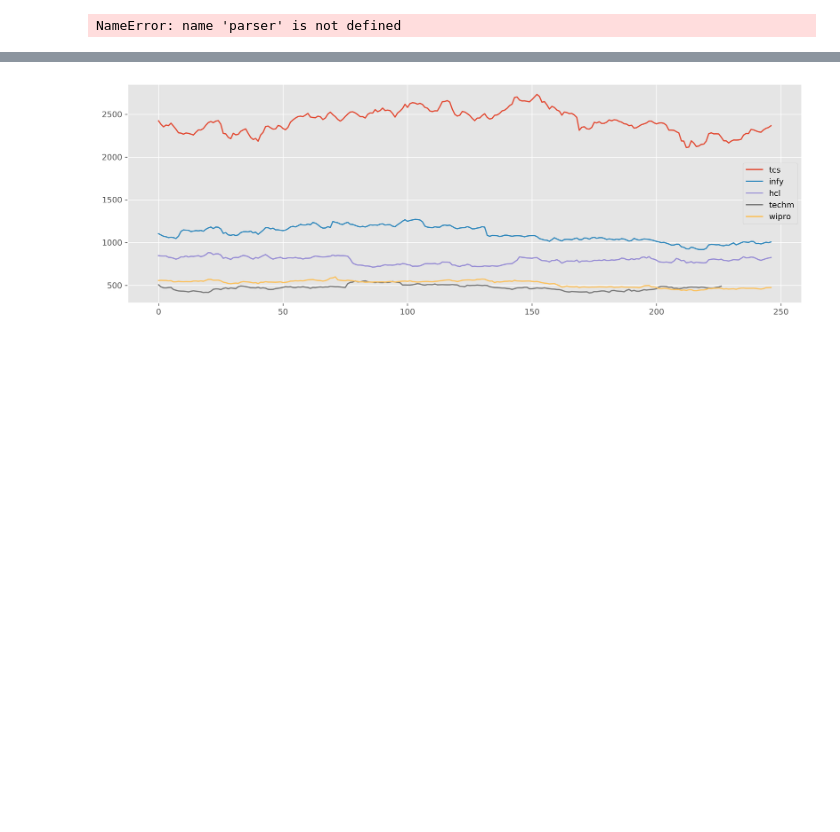
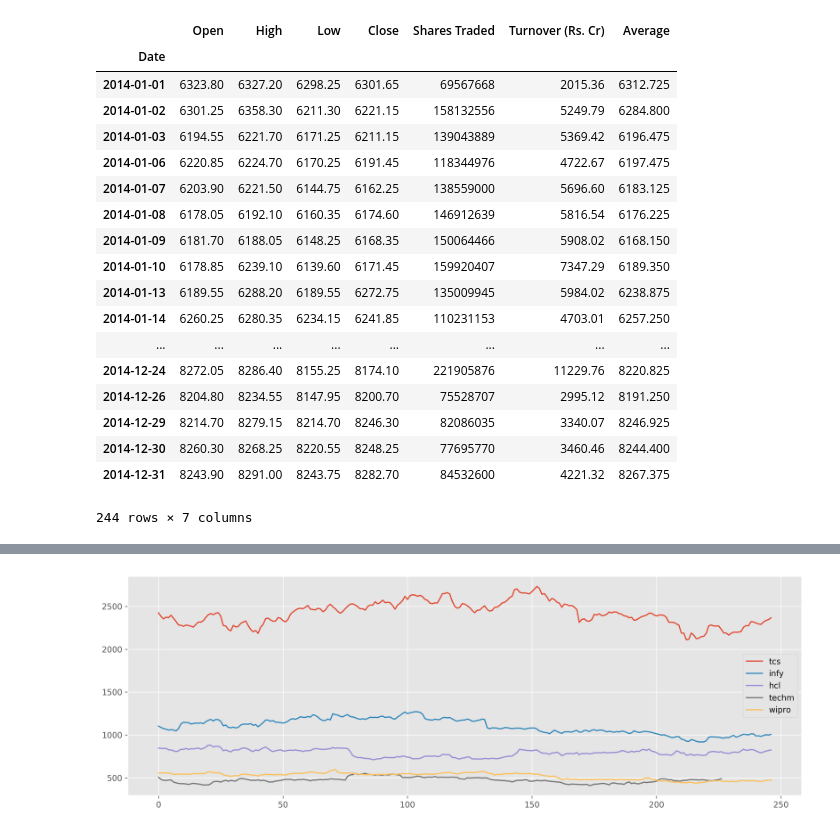
Before and after one commit to ReetBarik/Machine-Learning-Project, a Jupyter notebook: code_test.ipynb, the cells around one changed output, grey strips where cells are left out. Saved outputs shown, nothing was run; the diff lists cells and outputs as text; code cells hidden in the pictures; blank space fills up the shorter version.

Commit message:
Dataframe Date change

```diff
--- a/code_test.ipynb
+++ b/code_test.ipynb
@@ -8,14 +15,35 @@ from keras.models import Sequential
 # %%
+def parser(x):
+    return datetime.strptime(x, '%d-%b-%Y')
+
 nifty_data = pd.read_csv('./ml-project-data/NIFTY-50/2014.csv', header=0,
                                                               parse_dates=[0], index_col=0, squeeze=True,
-                                                              date_parser=parser).values
-def parser(x):
-return datetime.strptime('190'+x, '%Y-%m')
+                                                              date_parser=parser)
+
 scaler = MinMaxScaler(feature_range=(-1, 1))
 nifty_data['Average'] = nifty_data.loc[: , "High":"Low"].mean(axis=1)
 nifty = scaler.fit_transform(nifty_data[['Average', 'Shares Traded', 'Turnover (Rs. Cr)']])
+nifty_data
 # %% [output]
+|  | Open | High | Low | Close | Shares Traded | Turnover (Rs. Cr) | Average |
+| Date |  |  |  |  |  |  |  |
+| 2014-01-01 | 6323.80 | 6327.20 | 6298.25 | 6301.65 | 69567668 | 2015.36 | 6312.725 |
+| 2014-01-02 | 6301.25 | 6358.30 | 6211.30 | 6221.15 | 158132556 | 5249.79 | 6284.800 |
+| 2014-01-03 | 6194.55 | 6221.70 | 6171.25 | 6211.15 | 139043889 | 5369.42 | 6196.475 |
+| 2014-01-06 | 6220.85 | 6224.70 | 6170.25 | 6191.45 | 118344976 | 4722.67 | 6197.475 |
+| 2014-01-07 | 6203.90 | 6221.50 | 6144.75 | 6162.25 | 138559000 | 5696.60 | 6183.125 |
+| 2014-01-08 | 6178.05 | 6192.10 | 6160.35 | 6174.60 | 146912639 | 5816.54 | 6176.225 |
+| 2014-01-09 | 6181.70 | 6188.05 | 6148.25 | 6168.35 | 150064466 | 5908.02 | 6168.150 |
+| 2014-01-10 | 6178.85 | 6239.10 | 6139.60 | 6171.45 | 159920407 | 7347.29 | 6189.350 |
+| 2014-01-13 | 6189.55 | 6288.20 | 6189.55 | 6272.75 | 135009945 | 5984.02 | 6238.875 |
+| 2014-01-14 | 6260.25 | 6280.35 | 6234.15 | 6241.85 | 110231153 | 4703.01 | 6257.250 |
+| ... | ... | ... | ... | ... | ... | ... | ... |
+| 2014-12-24 | 8272.05 | 8286.40 | 8155.25 | 8174.10 | 221905876 | 11229.76 | 8220.825 |
+| 2014-12-26 | 8204.80 | 8234.55 | 8147.95 | 8200.70 | 75528707 | 2995.12 | 8191.250 |
+| 2014-12-29 | 8214.70 | 8279.15 | 8214.70 | 8246.30 | 82086035 | 3340.07 | 8246.925 |
+| 2014-12-30 | 8260.30 | 8268.25 | 8220.55 | 8248.25 | 77695770 | 3460.46 | 8244.400 |
+| 2014-12-31 | 8243.90 | 8291.00 | 8243.75 | 8282.70 | 84532600 | 4221.32 | 8267.375 |
-NameError: name 'parser' is not defined
+244 rows × 7 columns
 # %%
 tcs_data = pd.read_csv('./ml-project-data/TCS/01-01-2014-TO-31-12-2014TCSEQN.csv')
 tcs = scaler.fit_transform(tcs_data[['Average Price', 'Total Traded Quantity', 'Turnover', 'No. of Trades', 'Deliverable Qty']])
```
Also changed, not shown: parts of 7 cells of this notebook.
